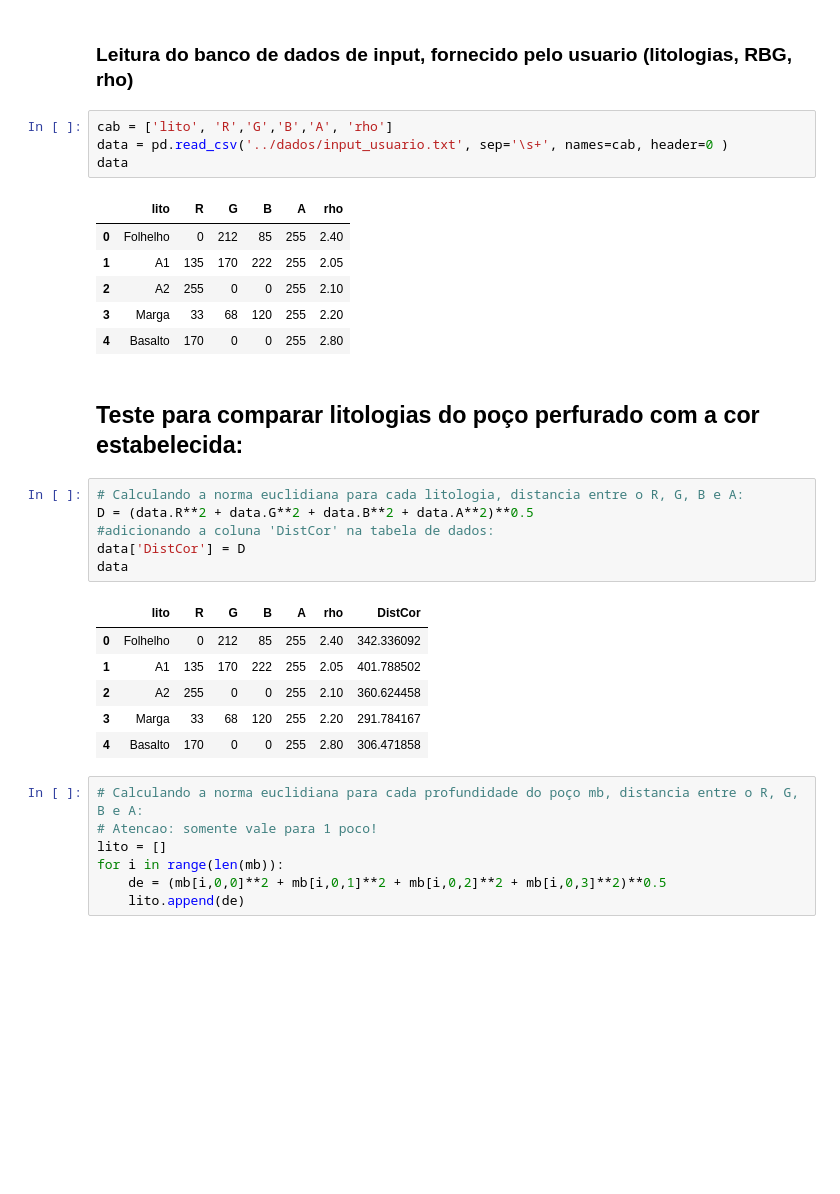
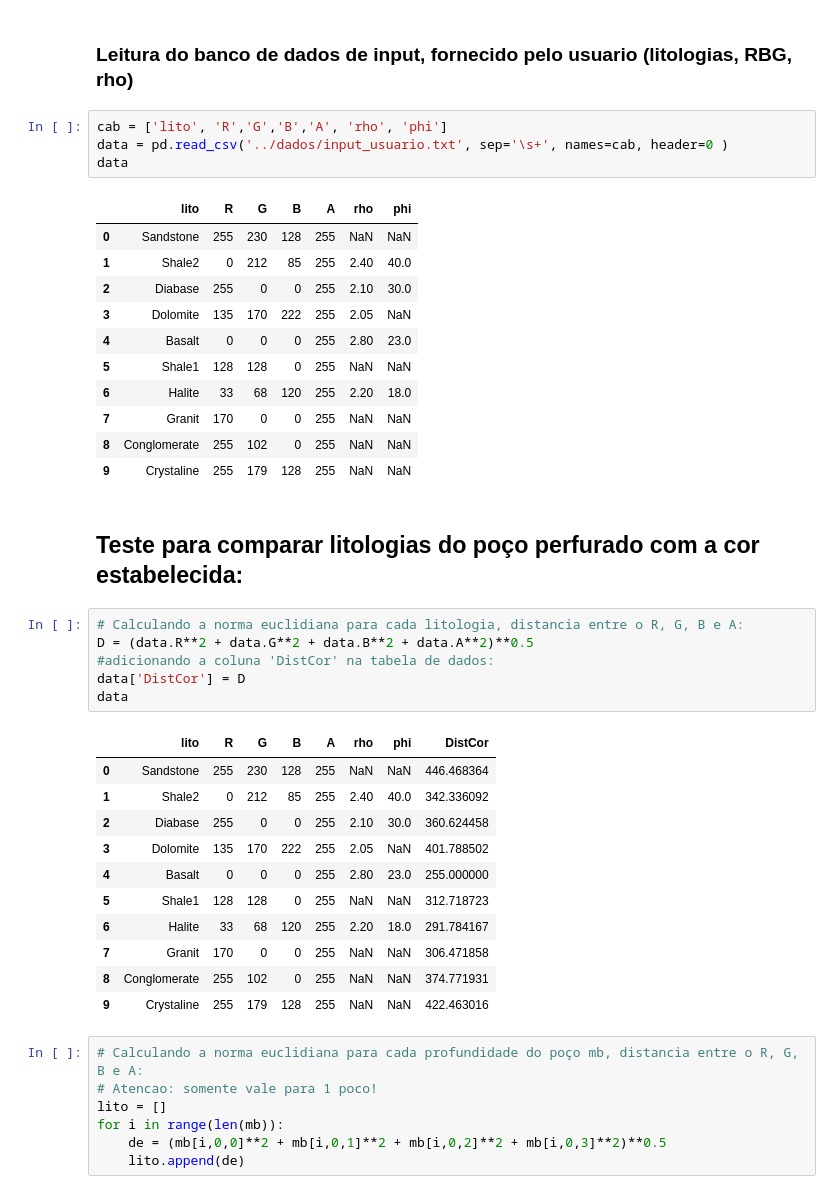
Before and after one commit to rmotadutra/PFG, a Jupyter notebook: codes/Modelagem_Interativa.ipynb, the cells around one changed output. Drawn from its saved outputs; the diff is of its cells as text; blank space fills up the shorter version.

```diff
--- a/codes/Modelagem_Interativa.ipynb
+++ b/codes/Modelagem_Interativa.ipynb
@@ -159,16 +156,21 @@ mb = (ma[indy[0]-1:indy[1], indx[0]-1:indx[0]])
 # %% [markdown]
 ### Leitura do banco de dados de input, fornecido pelo usuario (litologias, RBG, rho)
 # %%
-cab = ['lito', 'R','G','B','A', 'rho']
+cab = ['lito', 'R','G','B','A', 'rho', 'phi']
 data = pd.read_csv('../dados/input_usuario.txt', sep='\s+', names=cab, header=0 )
 data
 # %% [output]
-|  | lito | R | G | B | A | rho |
-| 0 | Folhelho | 0 | 212 | 85 | 255 | 2.40 |
-| 1 | A1 | 135 | 170 | 222 | 255 | 2.05 |
-| 2 | A2 | 255 | 0 | 0 | 255 | 2.10 |
-| 3 | Marga | 33 | 68 | 120 | 255 | 2.20 |
-| 4 | Basalto | 170 | 0 | 0 | 255 | 2.80 |
+|  | lito | R | G | B | A | rho | phi |
+| 0 | Sandstone | 255 | 230 | 128 | 255 | NaN | NaN |
+| 1 | Shale2 | 0 | 212 | 85 | 255 | 2.40 | 40.0 |
+| 2 | Diabase | 255 | 0 | 0 | 255 | 2.10 | 30.0 |
+| 3 | Dolomite | 135 | 170 | 222 | 255 | 2.05 | NaN |
+| 4 | Basalt | 0 | 0 | 0 | 255 | 2.80 | 23.0 |
+| 5 | Shale1 | 128 | 128 | 0 | 255 | NaN | NaN |
+| 6 | Halite | 33 | 68 | 120 | 255 | 2.20 | 18.0 |
+| 7 | Granit | 170 | 0 | 0 | 255 | NaN | NaN |
+| 8 | Conglomerate | 255 | 102 | 0 | 255 | NaN | NaN |
+| 9 | Crystaline | 255 | 179 | 128 | 255 | NaN | NaN |
 # %% [markdown]
 ## Teste para comparar litologias do poço perfurado com a cor estabelecida:
 # %%
@@ -178,12 +180,17 @@ D = (data.R**2 + data.G**2 + data.B**2 + data.A**2)**0.5
 data['DistCor'] = D
 data
 # %% [output]
-|  | lito | R | G | B | A | rho | DistCor |
-| 0 | Folhelho | 0 | 212 | 85 | 255 | 2.40 | 342.336092 |
-| 1 | A1 | 135 | 170 | 222 | 255 | 2.05 | 401.788502 |
-| 2 | A2 | 255 | 0 | 0 | 255 | 2.10 | 360.624458 |
-| 3 | Marga | 33 | 68 | 120 | 255 | 2.20 | 291.784167 |
-| 4 | Basalto | 170 | 0 | 0 | 255 | 2.80 | 306.471858 |
+|  | lito | R | G | B | A | rho | phi | DistCor |
+| 0 | Sandstone | 255 | 230 | 128 | 255 | NaN | NaN | 446.468364 |
+| 1 | Shale2 | 0 | 212 | 85 | 255 | 2.40 | 40.0 | 342.336092 |
+| 2 | Diabase | 255 | 0 | 0 | 255 | 2.10 | 30.0 | 360.624458 |
+| 3 | Dolomite | 135 | 170 | 222 | 255 | 2.05 | NaN | 401.788502 |
+| 4 | Basalt | 0 | 0 | 0 | 255 | 2.80 | 23.0 | 255.000000 |
+| 5 | Shale1 | 128 | 128 | 0 | 255 | NaN | NaN | 312.718723 |
+| 6 | Halite | 33 | 68 | 120 | 255 | 2.20 | 18.0 | 291.784167 |
+| 7 | Granit | 170 | 0 | 0 | 255 | NaN | NaN | 306.471858 |
+| 8 | Conglomerate | 255 | 102 | 0 | 255 | NaN | NaN | 374.771931 |
+| 9 | Crystaline | 255 | 179 | 128 | 255 | NaN | NaN | 422.463016 |
 # %%
 # Calculando a norma euclidiana para cada profundidade do poço mb, distancia entre o R, G, B e A:
 # Atencao: somente vale para 1 poco!
```
Also changed, not shown: parts of 10 cells of this notebook.
